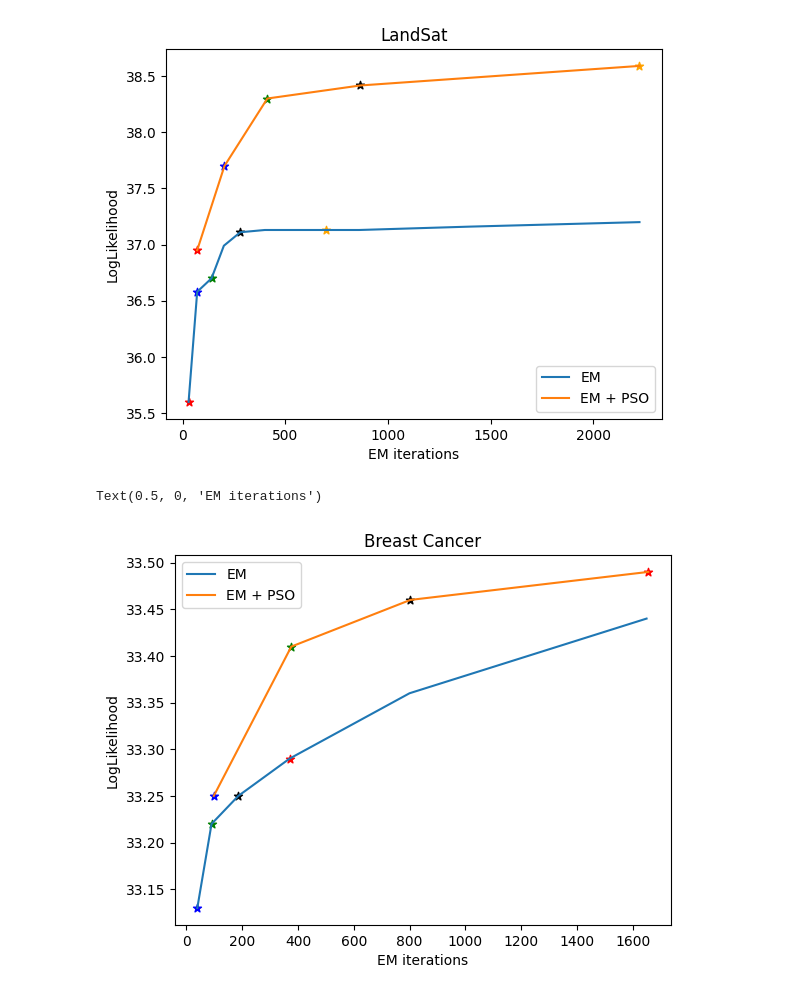
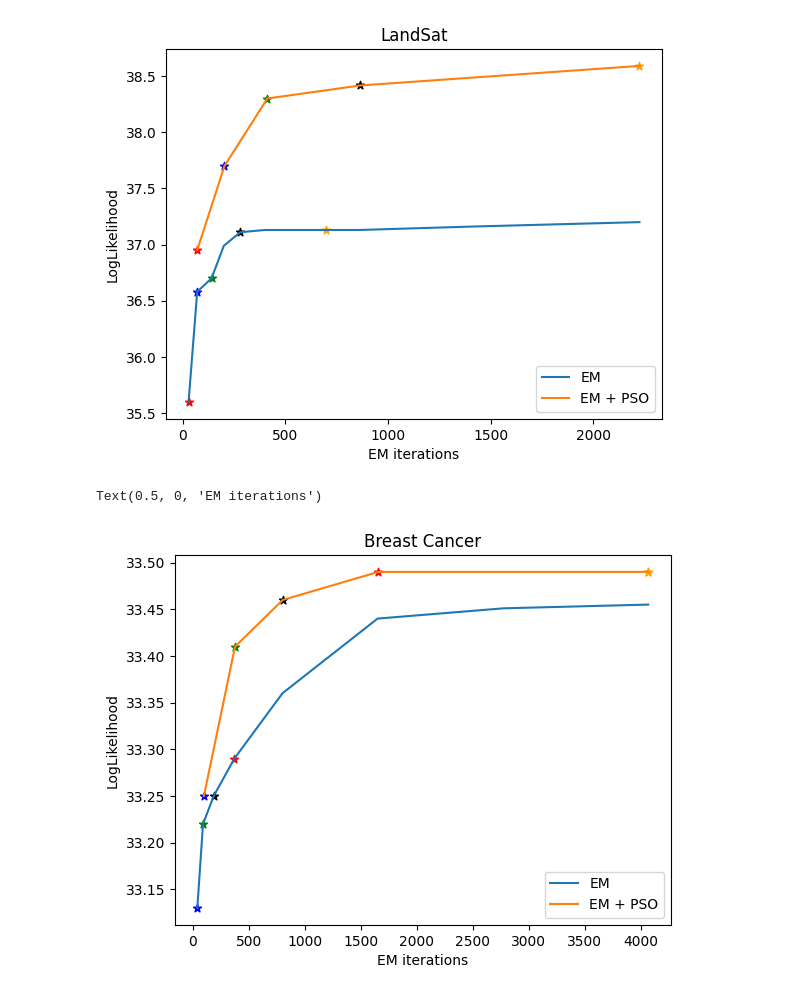
Before and after one commit to SKholkin/PSO_GMM, a Jupyter notebook: gmm_diag.ipynb, the cells around one changed output. Cells and saved outputs as stored; diff of their text form; code cells hidden in the pictures.

```diff
--- a/gmm_diag.ipynb
+++ b/gmm_diag.ipynb
@@ -353,10 +353,10 @@ n_comp = 5
 n_runs = 20
 res_pso = []
 res_random_init = []
-N = 2
+N = 50
 M = 5
 em_iters_list = []
-input()
+# input()
 for n in range(n_runs):
     particles = create_diag_particles(N, n_comp, data)
     res_random_init.append(np.max([p.score() for p in particles]))
@@ -404,8 +406,9 @@ M = 5
 res = []
 em_iters_list = []
 
+n_runs = 20
 for n in range(n_runs):
-    gmm = GaussianMixture(n_components=n_comp, covariance_type='diag', max_iter=100, n_init=90)
+    gmm = GaussianMixture(n_components=n_comp, covariance_type='diag', max_iter=100, n_init=150)
     gmm.fit(data)
     print(gmm.score(data))
     res.append(gmm.score(data))
@@ -432,5 +435,5 @@ EM res: 33.40427462833977 +- 0.08824533899685275
 # %%
-trials = 200
+trials = 10
 em_iters_list = []
 
 for i in range(trials):
@@ -472,26 +480,25 @@ for i, (key, value) in enumerate(exp_res_seg_pso.items()):
 # %%
 import matplotlib.pyplot as plt
 
+exp_res_bc_pso = {2: (98, 33.25), 5: (376, 33.41), 10: (803, 33.46), 20: (1656.0, 33.49), 50: (4069, 33.49)}
 
-exp_res_bc_pso = {2: (98, 33.25), 5: (376, 33.41), 10: (803, 33.46), 20: (1656.0, 33.49)}
+exp_res_bc_em_dict = {2: (39, 33.13), 5: (90, 33.22), 10: (186, 33.25), 20: (370, 33.29), 50: (4069, 33.49)}
 
-exp_res_bc_em_dict = {2: (39, 33.13), 5: (90, 33.22), 10: (186, 33.25), 20: (370, 33.29)}
-
-exp_res_bc_em = [(39, 33.13), (90, 33.22),(186, 33.25), (370, 33.29), (800, 33.36), (1650, 33.44)]
+exp_res_bc_em = [(39, 33.13), (90, 33.22),(186, 33.25), (370, 33.29), (800, 33.36), (1650, 33.44), (2775, 33.451),  (4069, 33.455)]
 
 colors = ['blue', 'green', 'black', 'red', 'orange']
 plt.plot(np.sort([item[0] for item in exp_res_bc_em]), np.sort([item[1] for item in exp_res_bc_em]), label='EM')
 plt.plot(np.sort([item[0] for item in exp_res_bc_pso.values()]), np.sort([item[1] for item in exp_res_bc_pso.values()]), label='EM + PSO')
 
 for i, (key, value) in enumerate(exp_res_bc_pso.items()):
     exp_res_seg_pso[key]
     plt.scatter(exp_res_bc_pso[key][0], exp_res_bc_pso[key][1], marker='*', c=colors[i])
     plt.scatter(exp_res_bc_em_dict[key][0], exp_res_bc_em_dict[key][1], marker='*', c=colors[i])
 
 plt.title('Breast Cancer')
 plt.legend()
 plt.ylabel("LogLikelihood")
 plt.xlabel("EM iterations")
 # %% [output]
 Text(0.5, 0, 'EM iterations')
-[figure, old version]
+[figure, new version]
```
Also changed, not shown: parts of 11 cells of this notebook, 3 other files.
